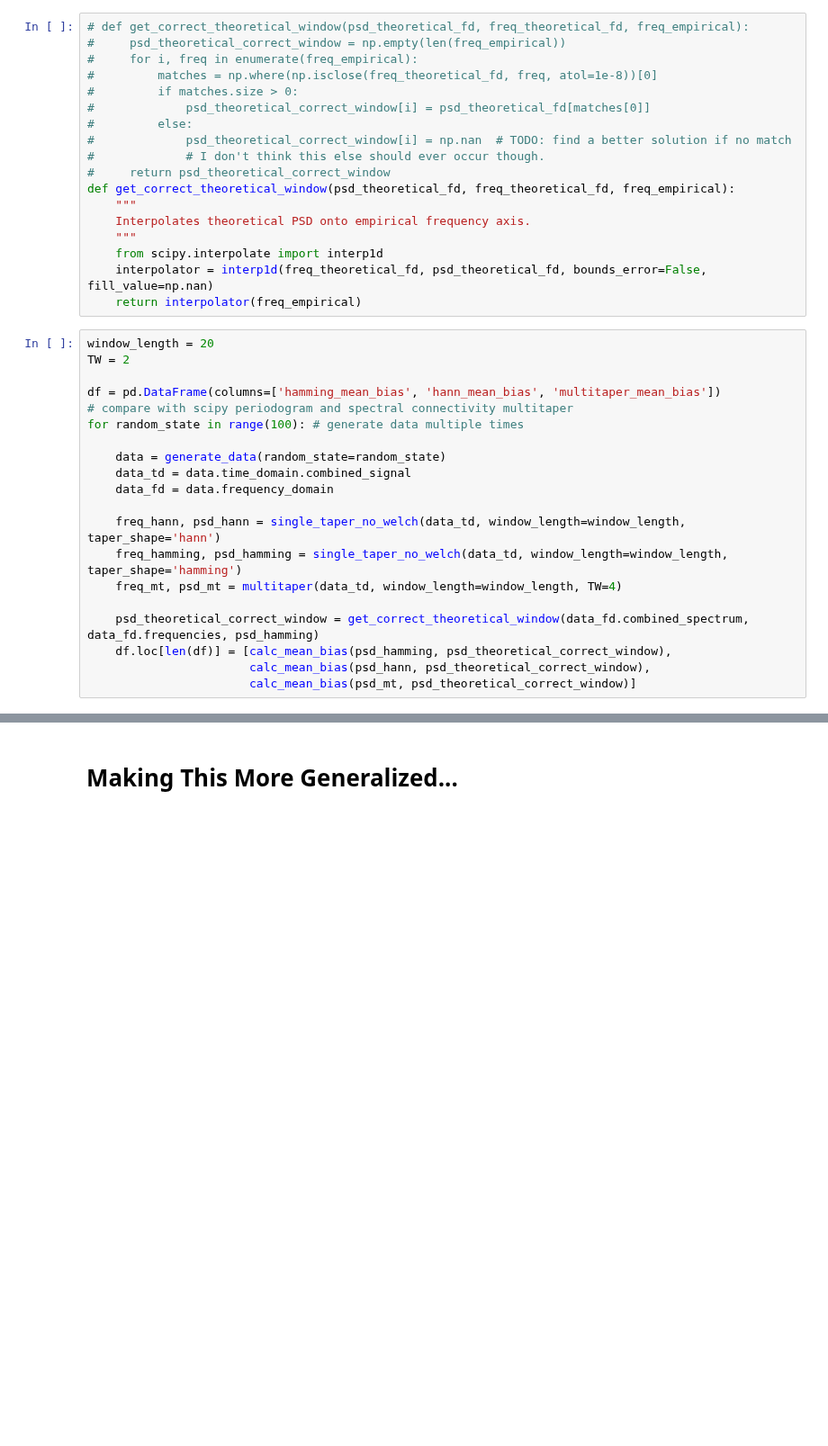
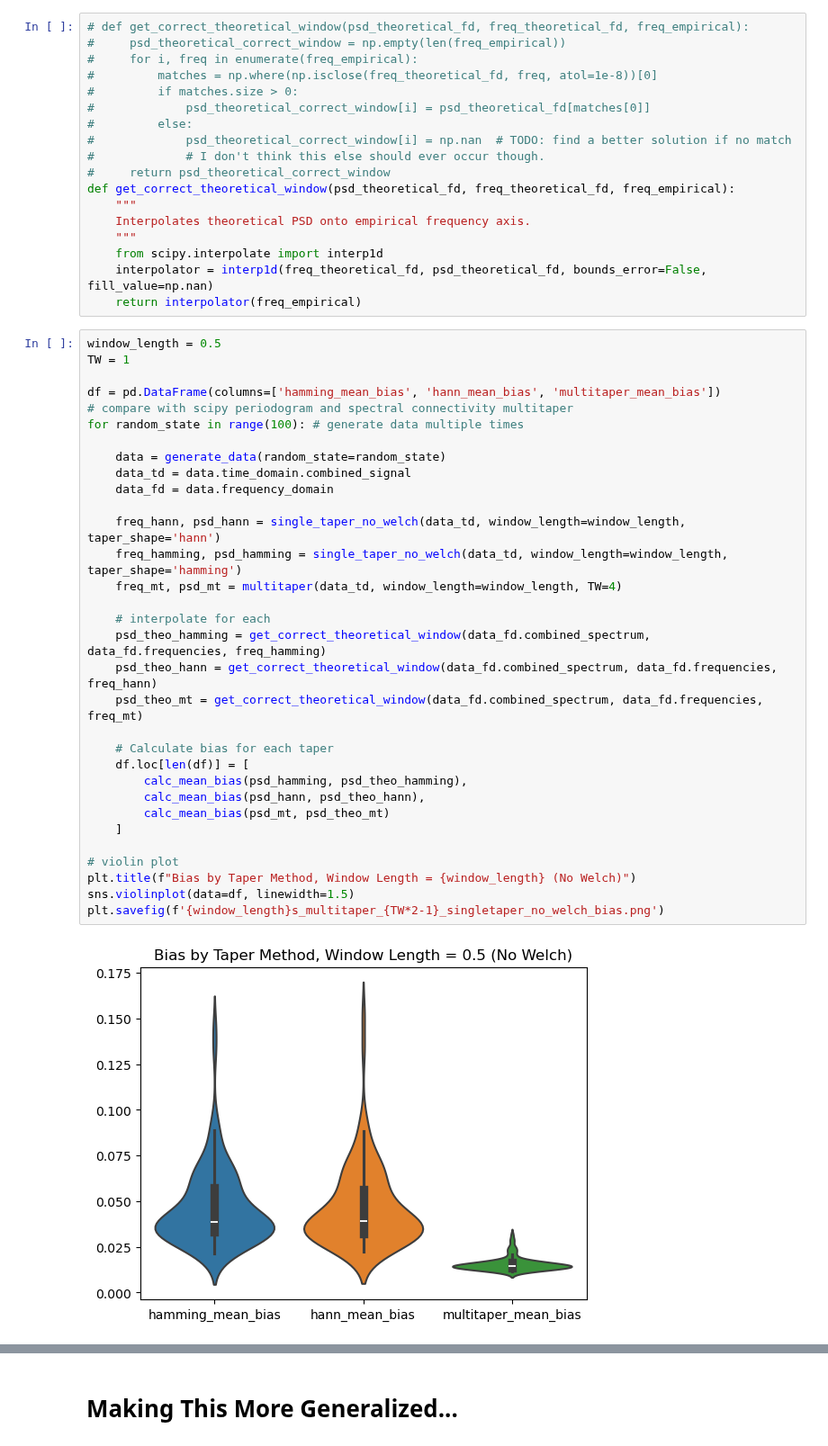
Before and after one commit to anika-kum/spectral-analysis-comparison, a Jupyter notebook: final_taper_comparison.ipynb, the cells around one changed output, grey strips where cells are left out. Shown at 90% size. Drawn from its saved outputs; the diff is of its cells as text; blank space fills up the shorter version.

```diff
--- a/final_taper_comparison.ipynb
+++ b/final_taper_comparison.ipynb
@@ -190,22 +202,36 @@ def get_correct_theoretical_window(psd_theoretical_fd, freq_theoretical_fd, freq
     interpolator = interp1d(freq_theoretical_fd, psd_theoretical_fd, bounds_error=False, fill_value=np.nan)
     return interpolator(freq_empirical)
 # %%
-window_length = 20
-TW = 2
+window_length = 0.5
+TW = 1
 
 df = pd.DataFrame(columns=['hamming_mean_bias', 'hann_mean_bias', 'multitaper_mean_bias'])
 # compare with scipy periodogram and spectral connectivity multitaper
 for random_state in range(100): # generate data multiple times
 
     data = generate_data(random_state=random_state)
     data_td = data.time_domain.combined_signal
     data_fd = data.frequency_domain
 
     freq_hann, psd_hann = single_taper_no_welch(data_td, window_length=window_length, taper_shape='hann')
     freq_hamming, psd_hamming = single_taper_no_welch(data_td, window_length=window_length, taper_shape='hamming')
     freq_mt, psd_mt = multitaper(data_td, window_length=window_length, TW=4)
 
-    psd_theoretical_correct_window = get_correct_theoretical_window(data_fd.combined_spectrum, data_fd.frequencies, psd_hamming)
-    df.loc[len(df)] = [calc_mean_bias(psd_hamming, psd_theoretical_correct_window),
-                       calc_mean_bias(psd_hann, psd_theoretical_correct_window),
-                       calc_mean_bias(psd_mt, psd_theoretical_correct_window)]
+    # interpolate for each
+    psd_theo_hamming = get_correct_theoretical_window(data_fd.combined_spectrum, data_fd.frequencies, freq_hamming)
+    psd_theo_hann = get_correct_theoretical_window(data_fd.combined_spectrum, data_fd.frequencies, freq_hann)
+    psd_theo_mt = get_correct_theoretical_window(data_fd.combined_spectrum, data_fd.frequencies, freq_mt)
+
+    # Calculate bias for each taper
+    df.loc[len(df)] = [
+        calc_mean_bias(psd_hamming, psd_theo_hamming),
+        calc_mean_bias(psd_hann, psd_theo_hann),
+        calc_mean_bias(psd_mt, psd_theo_mt)
+    ]
+
+# violin plot
+plt.title(f"Bias by Taper Method, Window Length = {window_length} (No Welch)")
+sns.violinplot(data=df, linewidth=1.5)
+plt.savefig(f'{window_length}s_multitaper_{TW*2-1}_singletaper_no_welch_bias.png')
+# %% [output]
+[figure, added]
```
Also changed, not shown: parts of 4 cells of this notebook, 6 other files.
